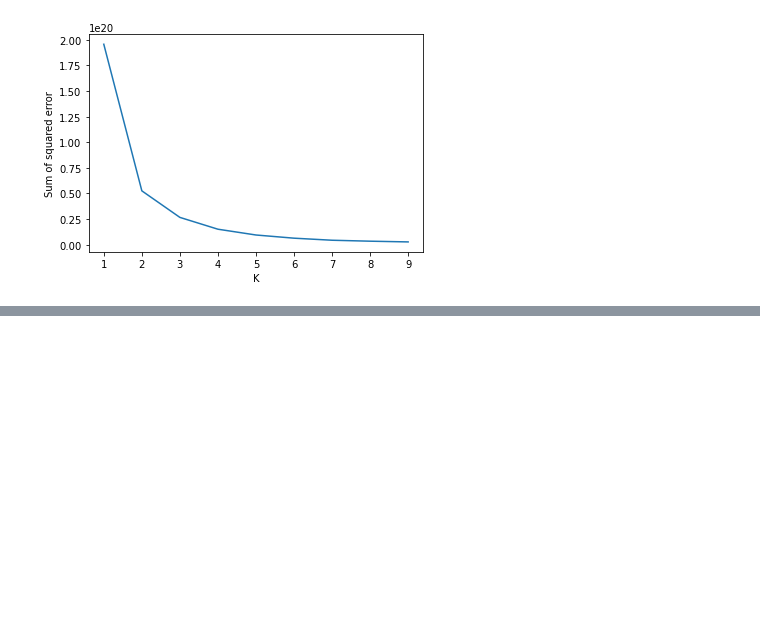
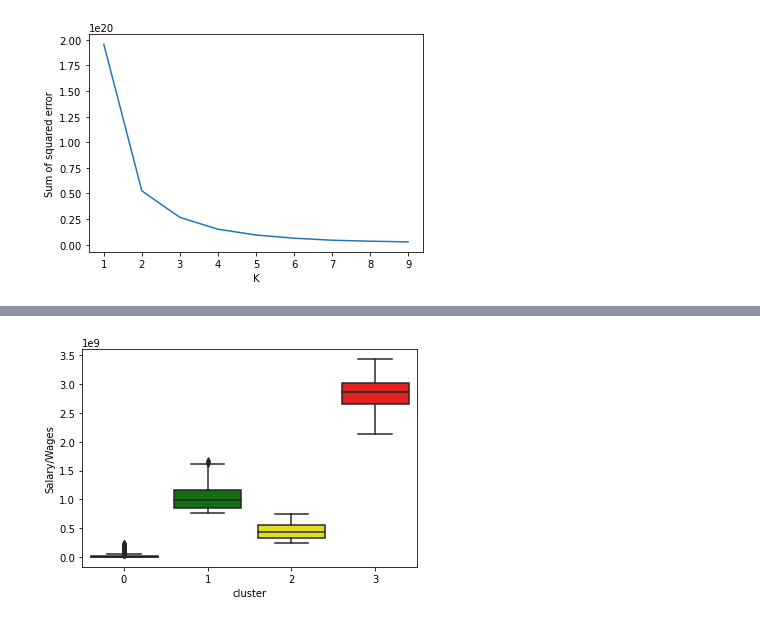
Before and after one commit to camelCaseStyle/DataScienceProject, a Jupyter notebook: 2018-2019 State Clusters.ipynb, the cells around one changed output, grey strips where cells are left out. Drawn from its saved outputs; the diff is of its cells as text; code cells hidden in the pictures; blank space fills up the shorter version.

```diff
--- a/2018-2019 State Clusters.ipynb
+++ b/2018-2019 State Clusters.ipynb
@@ -301,0 +313,5 @@ plt.scatter(df4['Postcode'],df4['Salary/Wages'],color='red')
+# %%
+palette = ['blue', 'green','yellow','red']
+ax = sns.boxplot(x="cluster", y="Salary/Wages", data=df_vic_salary_wages, palette=palette)
+# %% [output]
+[figure, added]
```
Also changed, not shown: parts of 10 cells of this notebook.
